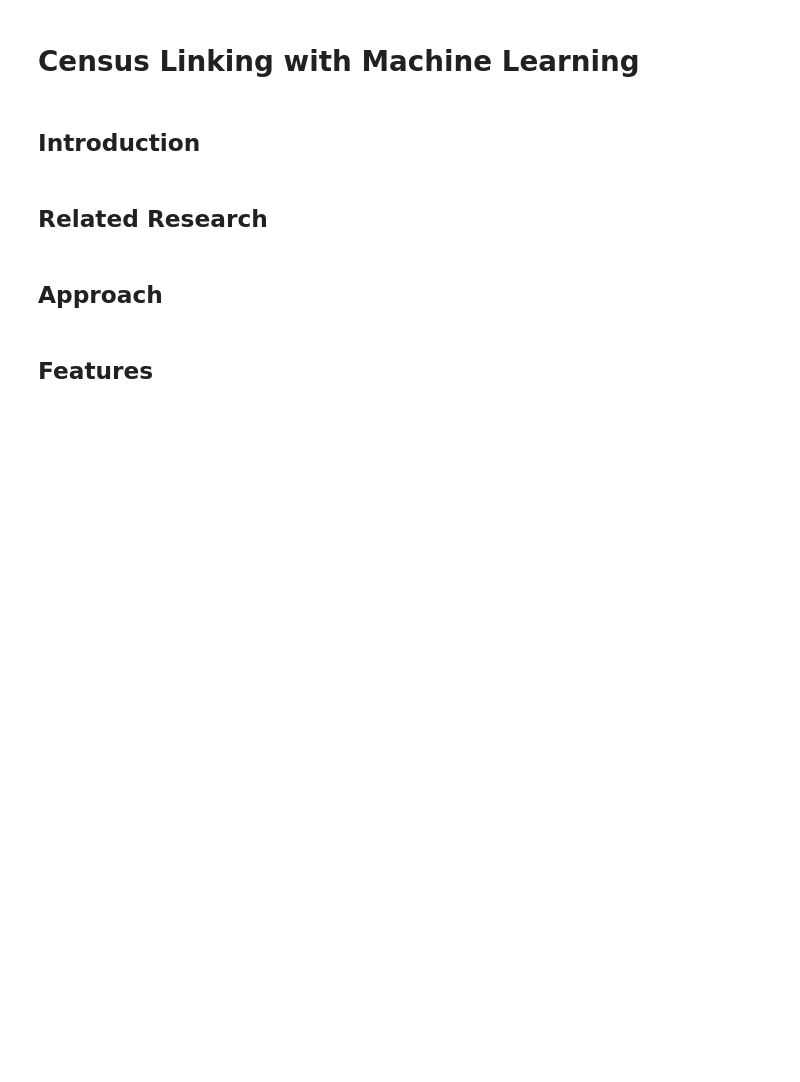
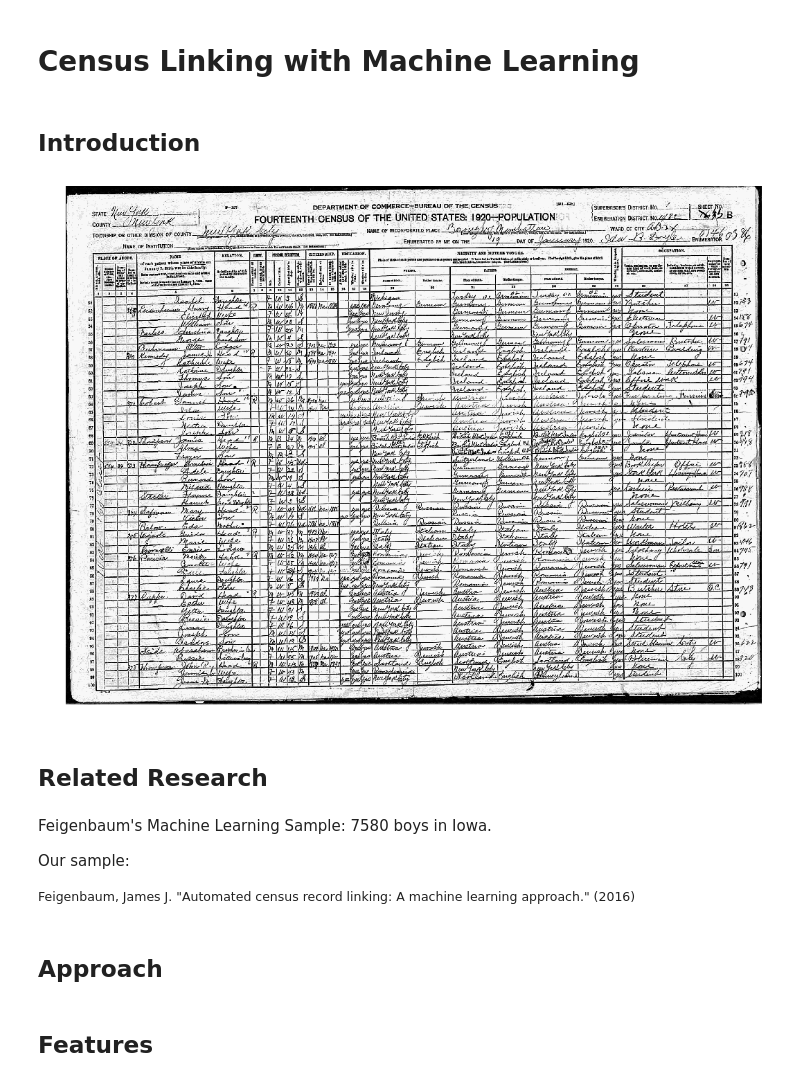
Before and after one commit to cookchr2/byu_machine_learning_project_ben-chris, a Jupyter notebook: Presentation - Census Linking with Machine Learning.ipynb, the cells around one changed output. Cells and saved outputs as stored; diff of their text form; code cells hidden in the pictures; blank space fills up the shorter version.

Commit message:
April 4, changes to Presenation and Outline. Added Census picture

```diff
--- a/Presentation - Census Linking with Machine Learning.ipynb
+++ b/Presentation - Census Linking with Machine Learning.ipynb
@@ -7,8 +7,22 @@ from matplotlib import pyplot as plt
 %matplotlib inline
 # %% [markdown]
 ## Introduction
+# %%
+image = imread("1920_census_Kennedy_Carr.gif")
+fig = plt.figure(figsize=(18,16))
+plt.imshow(image)
+plt.axis("off")
+plt.show()
+# %% [output]
+[figure, added]
 # %% [markdown]
 ## Related Research
+# %% [markdown]
+Feigenbaum's Machine Learning Sample: 7580 boys in Iowa.
+
+Our sample:
+
+<small> Feigenbaum, James J. "Automated census record linking: A machine learning approach." (2016)</small>
 # %% [markdown]
 ## Approach
 # %% [markdown]
```
Also changed, not shown: parts of 1 cell of this notebook, 3 other files.
